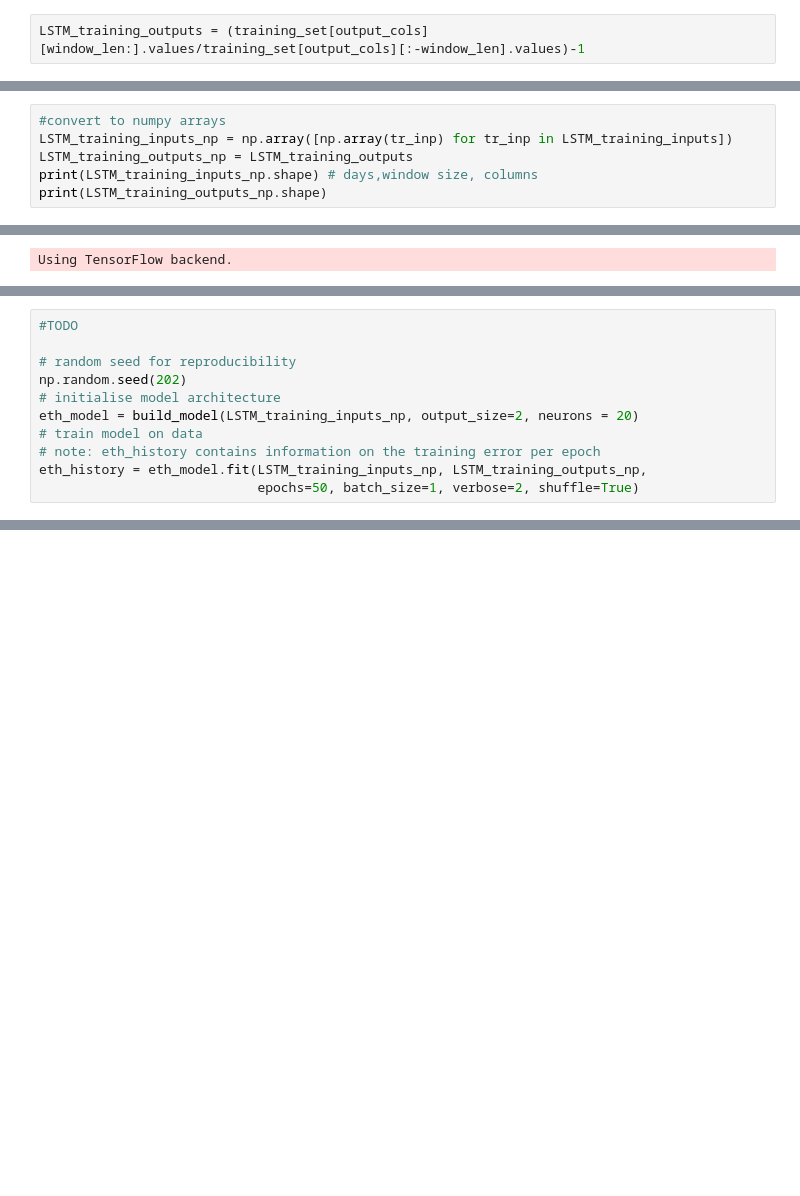
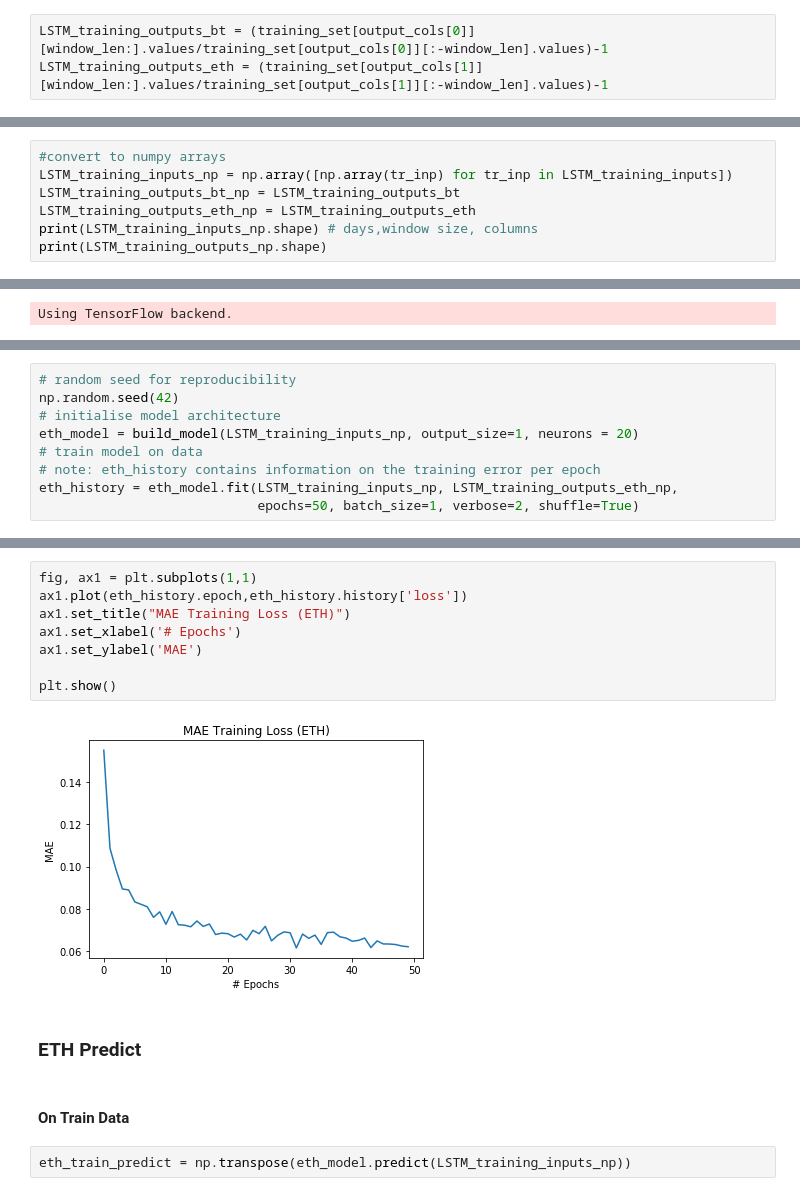
Before and after one commit to habichta/DeepLearning-LSTM, a Jupyter notebook: KerasLSTM.ipynb, the cells around one changed output, grey strips where cells are left out. Saved outputs shown, nothing was run; the diff lists cells and outputs as text; blank space fills up the shorter version.

Commit message:
ETH Predict on training data, todo test data

```diff
--- a/KerasLSTM.ipynb
+++ b/KerasLSTM.ipynb
@@ -109,6 +109,7 @@ for i in range(len(training_set)-window_len):
     temp_set_in = pd.concat([temp_window[cols_train_ex_norm],(temp_window[norm_cols]/temp_window[norm_cols].iloc[0] -1)],axis=1)
     LSTM_training_inputs.append(temp_set_in.fillna(0.0))
 # %%
-LSTM_training_outputs = (training_set[output_cols][window_len:].values/training_set[output_cols][:-window_len].values)-1
+LSTM_training_outputs_bt = (training_set[output_cols[0]][window_len:].values/training_set[output_cols[0]][:-window_len].values)-1
+LSTM_training_outputs_eth = (training_set[output_cols[1]][window_len:].values/training_set[output_cols[1]][:-window_len].values)-1
 # %%
 print(LSTM_training_inputs[0],len(LSTM_training_inputs))
@@ -166,7 +168,8 @@ print(LSTM_test_outputs[0],len(LSTM_test_outputs))
 # %%
 #convert to numpy arrays
 LSTM_training_inputs_np = np.array([np.array(tr_inp) for tr_inp in LSTM_training_inputs])
-LSTM_training_outputs_np = LSTM_training_outputs
+LSTM_training_outputs_bt_np = LSTM_training_outputs_bt
+LSTM_training_outputs_eth_np = LSTM_training_outputs_eth
 print(LSTM_training_inputs_np.shape) # days,window size, columns
 print(LSTM_training_outputs_np.shape)
 # %% [output]
@@ -210,13 +212,11 @@ LSTM_training_outputs.shape
 # %%
-#TODO
-
 # random seed for reproducibility
-np.random.seed(202)
+np.random.seed(42)
 # initialise model architecture
-eth_model = build_model(LSTM_training_inputs_np, output_size=2, neurons = 20)
+eth_model = build_model(LSTM_training_inputs_np, output_size=1, neurons = 20)
 # train model on data
 # note: eth_history contains information on the training error per epoch
-eth_history = eth_model.fit(LSTM_training_inputs_np, LSTM_training_outputs_np,
+eth_history = eth_model.fit(LSTM_training_inputs_np, LSTM_training_outputs_eth_np,
                             epochs=50, batch_size=1, verbose=2, shuffle=True)
 # %% [output]
 Epoch 1/50
@@ -238,0 +239,16 @@ Epoch 46/50
+# %%
+fig, ax1 = plt.subplots(1,1)
+ax1.plot(eth_history.epoch,eth_history.history['loss'])
+ax1.set_title("MAE Training Loss (ETH)")
+ax1.set_xlabel('# Epochs')
+ax1.set_ylabel('MAE')
+
+plt.show()
+# %% [output]
+[figure, added]
+# %% [markdown]
+###  ETH Predict
+# %% [markdown]
+#### On Train Data
+# %%
+eth_train_predict = np.transpose(eth_model.predict(LSTM_training_inputs_np))
```
Also changed, not shown: parts of 7 cells of this notebook.
